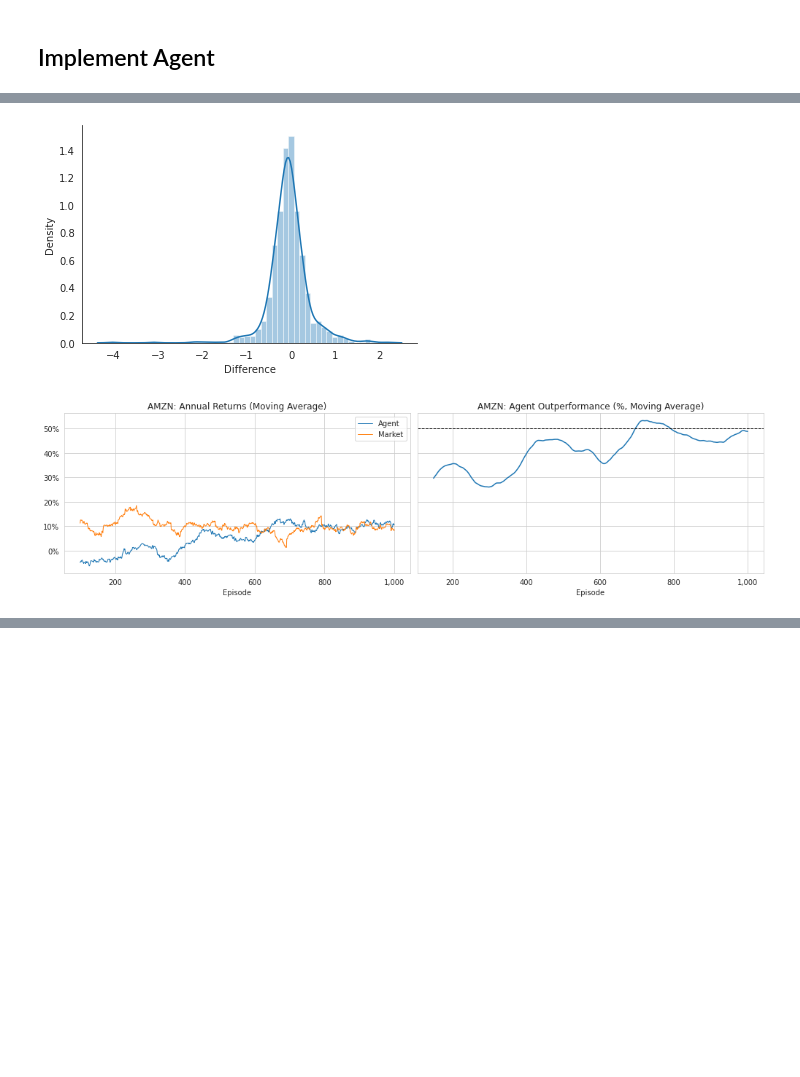
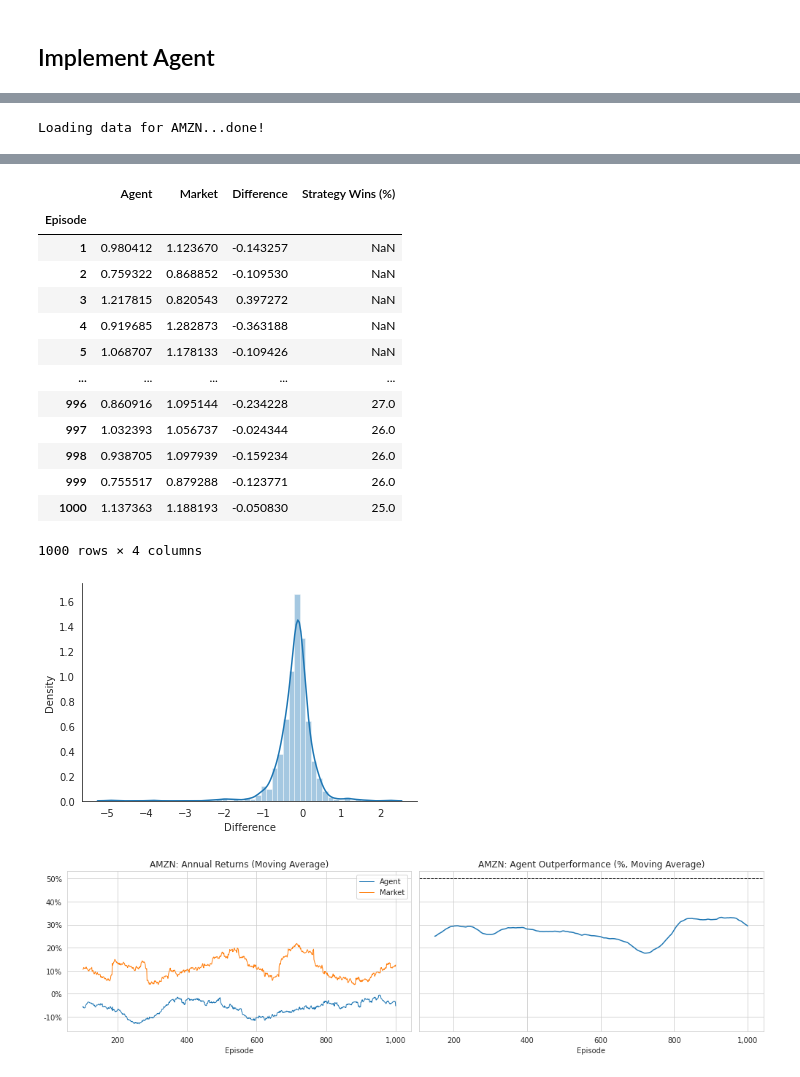
Before and after one commit to jimmyland22/CMPE260, a Jupyter notebook: CMPE260_Proj.ipynb, the cells around one changed output, grey strips where cells are left out. Saved outputs shown, nothing was run; the diff lists cells and outputs as text; code cells hidden in the pictures; blank space fills up the shorter version.

```diff
--- a/CMPE260_Proj.ipynb
+++ b/CMPE260_Proj.ipynb
@@ -113,8 +108,8 @@ max_episodes = 1000
 
 !git clone https://github.com/jimmyland22/CMPE260.git
 
-for i in range(1, 7):
-    zip_file = "/content/CMPE260/data/part_{}.zip".format(i)
+for i in range(6):
+    zip_file = "/content/CMPE260/data/part_{}.zip".format(i + 1)
     !unzip $zip_file -d temp
 
 print("Merging *.csv files...", end="")
@@ -338,7 +333,7 @@ register(id=id, entry_point=entry_point, max_episode_steps=trading_days)
 class DDQNAgent:
     def __init__(self, state_dim, num_actions, learning_rate, gamma,
                  epsilon_start, epsilon_end, epsilon_decay_steps, epsilon_exponential_decay,
-                 replay_capacity, architecture, l2_reg, tau, batch_size):
+                 replay_capacity, architecture, l2_reg, tau, batch_size, train=True):
 
         self.state_dim = state_dim
         self.num_actions = num_actions
@@ -353,12 +348,12 @@ class DDQNAgent:
         self.l2_reg = l2_reg
         self.tau = tau
         self.batch_size = batch_size
+        self.train = train
 
         self.online_network = self.build_model()
         self.target_network = self.build_model(trainable=False)
         self.update_target()
 
-        self.train = True
         self.total_steps = self.train_steps = 0
         self.episode_reward = 0
         self.episodes = self.episode_length = self.train_episodes = 0
@@ -536,25 +510,0 @@ results
-# %%
-with sns.axes_style("white"):
-    sns.distplot(results.Difference)
-    sns.despine()
-# %% [output]
-[figure, removed]
-# %%
-fig, axes = plt.subplots(ncols=2, figsize=(14, 4), sharey=True)
-
-df1 = results[["Agent", "Market"]].sub(1).rolling(100).mean()
-df1.plot(ax=axes[0], title="{}: Annual Returns (Moving Average)".format(ticker), lw=1)
-
-df2 = results["Strategy Wins (%)"].div(100).rolling(50).mean()
-df2.plot(ax=axes[1], title="{}: Agent Outperformance (%, Moving Average)".format(ticker))
-
-for ax in axes:
-    ax.yaxis.set_major_formatter(
-        FuncFormatter(lambda y, _: "{:.0%}".format(y)))
-    ax.xaxis.set_major_formatter(
-        FuncFormatter(lambda x, _: "{:,.0f}".format(x)))
-axes[1].axhline(.5, ls="--", c="k", lw=1)
-
-fig.tight_layout()
-# %% [output]
-[figure, removed]
@@ -563,0 +511,11 @@ fig.savefig("{}_performance".format(ticker), dpi=300)
+# %%
+env = gym.make("trading-v0",
+               trading_days=trading_days,
+               trading_cost_bps=trading_cost_bps,
+               time_cost_bps=time_cost_bps,
+               ticker=ticker)
+# %% [output]
+Loading data for AMZN...done!
+# %%
+train_agent(env, with_policy=False)
+# %% [output]
@@ -563,0 +539,16 @@ fig.savefig("{}_performance".format(ticker), dpi=300)
+|  | Agent | Market | Difference | Strategy Wins (%) |
+| Episode |  |  |  |  |
+| 1 | 0.980412 | 1.123670 | -0.143257 | NaN |
+| 2 | 0.759322 | 0.868852 | -0.109530 | NaN |
+| 3 | 1.217815 | 0.820543 | 0.397272 | NaN |
+| 4 | 0.919685 | 1.282873 | -0.363188 | NaN |
+| 5 | 1.068707 | 1.178133 | -0.109426 | NaN |
+| ... | ... | ... | ... | ... |
+| 996 | 0.860916 | 1.095144 | -0.234228 | 27.0 |
+| 997 | 1.032393 | 1.056737 | -0.024344 | 26.0 |
+| 998 | 0.938705 | 1.097939 | -0.159234 | 26.0 |
+| 999 | 0.755517 | 0.879288 | -0.123771 | 26.0 |
+| 1000 | 1.137363 | 1.188193 | -0.050830 | 25.0 |
+1000 rows × 4 columns
+[figure, added]
+[figure, added]
```
Also changed, not shown: parts of 16 cells of this notebook.
